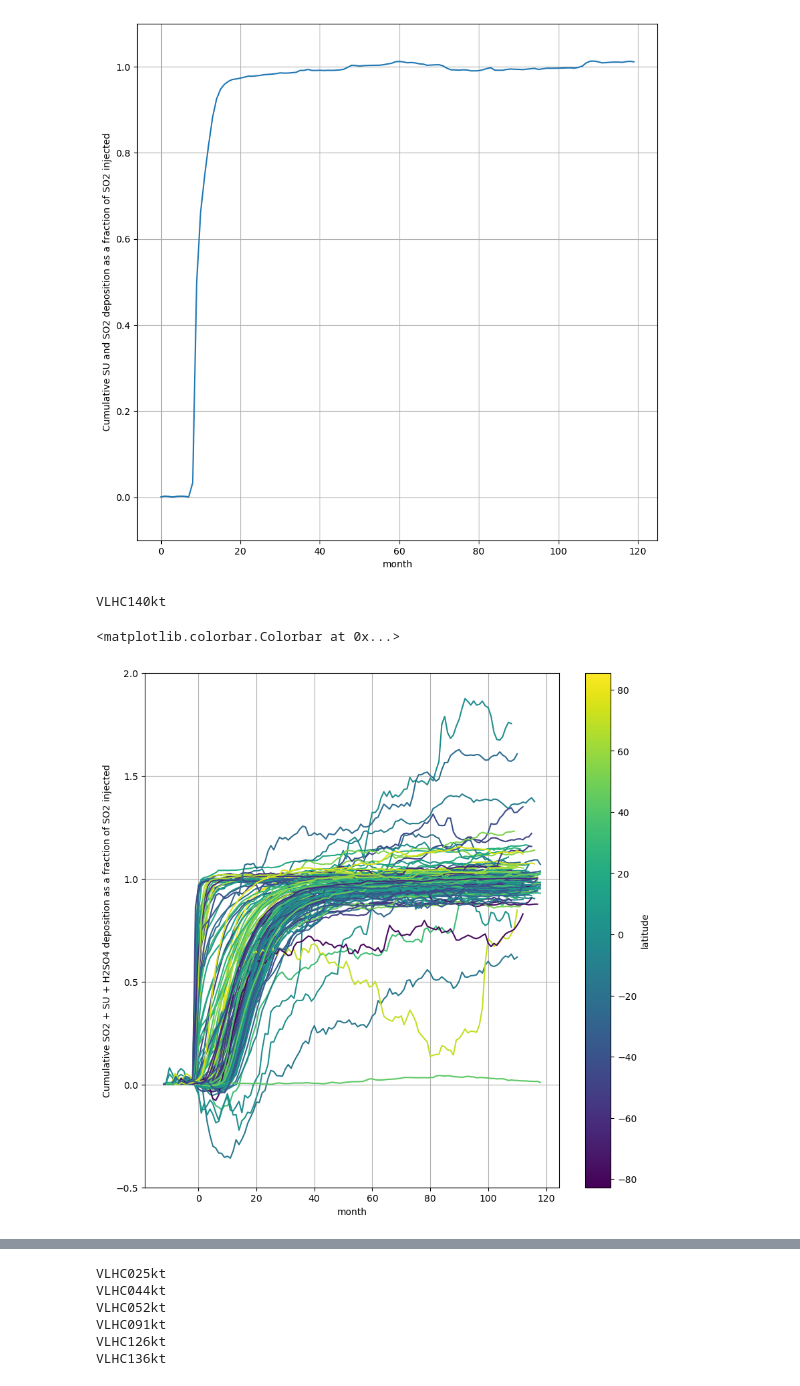
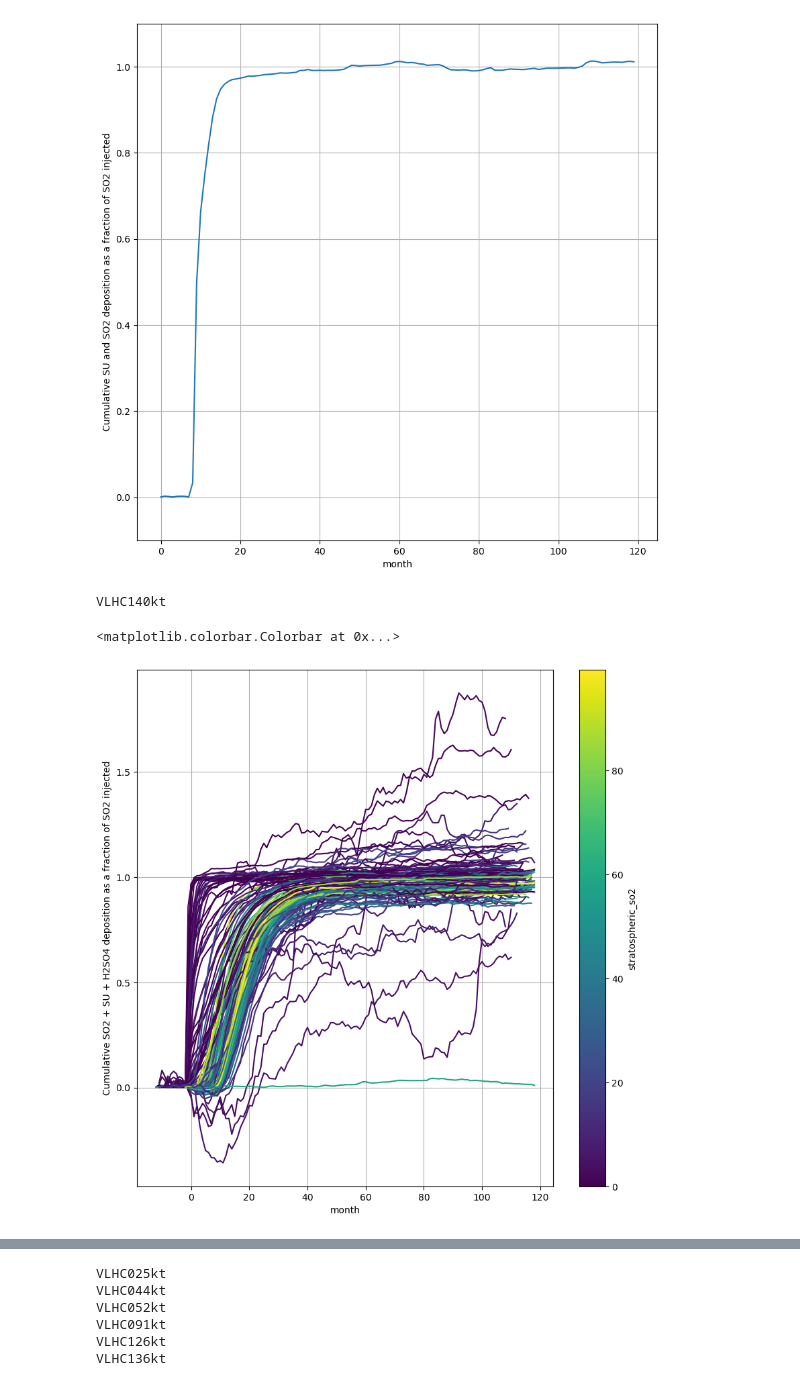
Before and after one commit to malcolmmaas/volcano, a Jupyter notebook: plotting.ipynb, the cells around one changed output, grey strips where cells are left out. Drawn from its saved outputs; the diff is of its cells as text; code cells hidden in the pictures.

```diff
--- a/plotting.ipynb
+++ b/plotting.ipynb
@@ -285,14 +315,14 @@ so2_tm_control_10yr = get_10yr_monthly_control(control['SO2_Total_Mass'][120:])
 # su_tm_control_10yr = [su_tm_control_avg]*10
 # su_tm_control_10yr = np.array(su_tm_control_10yr).flatten()
 
-import pandas as pd
-df = pd.read_csv('parameters.txt', delim_whitespace=True)
+# import pandas as pd
+# df = pd.read_csv('parameters.txt', delim_whitespace=True)
 
-su_dep_control_10yr = [su_dep_control_avg]*10
-su_dep_control_10yr = np.array(su_dep_control_10yr).flatten()
+# su_dep_control_10yr = [su_dep_control_avg]*10
+# su_dep_control_10yr = np.array(su_dep_control_10yr).flatten()
 
-so2_dep_control_10yr = [so2_dep_control_avg]*10
-so2_dep_control_10yr = np.array(so2_dep_control_10yr).flatten()
+# so2_dep_control_10yr = [so2_dep_control_avg]*10
+# so2_dep_control_10yr = np.array(so2_dep_control_10yr).flatten()
 
 run = 'VLHC012kt'
 test = netCDF4.Dataset('timeseries/'+run+'/MON.taij'+run+'.nc')
@@ -323,24 +353,25 @@ plt.grid(True)
 
 import pandas as pd
 from matplotlib.colors import ListedColormap, LinearSegmentedColormap
+import matplotlib as mpl
 
 viridis = mpl.colormaps['viridis']
-df = pd.read_csv('parameters.txt', delim_whitespace=True)
+# df = pd.read_csv('parameters.txt', delim_whitespace=True)
 
-def julian_to_month(julian_day):
-    months = [
-        (1, 31), (2, 28), (3, 31), (4, 30), (5, 31), (6, 30),
-        (7, 31), (8, 31), (9, 30), (10, 31), (11, 30), (12, 31)
-    ]
+# def julian_to_month(julian_day):
+#     months = [
+#         (1, 31), (2, 28), (3, 31), (4, 30), (5, 31), (6, 30),
+#         (7, 31), (8, 31), (9, 30), (10, 31), (11, 30), (12, 31)
+#     ]
 
-    for month, days in months:
-        if julian_day <= days:
-            return month
-        julian_day -= days
+#     for month, days in months:
+#         if julian_day <= days:
+#             return month
+#         julian_day -= days
 
-df['month'] = list(map(lambda x: julian_to_month(x), df['julday']))
+# df['month'] = list(map(lambda x: julian_to_month(x), df['julday']))
 
-colorby = 'latitude'
+colorby = 'stratospheric_so2'
 cmax = max(df[colorby])
 cmin = min(df[colorby])
 
@@ -355,33 +386,37 @@ for modelrun in range(1,141):
     test_so2_dep = sum([test[v][:] for v in so2_dep_vars])-so2_dep_control_10yr
     test_so2_dep = test_so2_dep*flux_to_tg/so2_mmass
 
     test_h2so4_dep = sum([test[v][:] for v in h2so4_dep_vars])-h2so4_dep_control_10yr
     test_h2so4_dep = test_h2so4_dep*flux_to_tg/h2so4_mmass
 
     test_dep = test_su_dep + test_so2_dep + test_h2so4_dep
 
     cum_test_dep = np.cumsum(test_dep)
     proportion = cum_test_dep/(df.loc[run]['SO2']/so2_mmass)
+#     proportion = cum_test_dep
 
 #     if df.loc[run]['SO2'] < 12:
 #         plt.plot(list(range(len(proportion)))-df.loc[run]['month'], proportion, zorder=1)
 #     else:
 #         plt.plot(list(range(len(proportion)))-df.loc[run]['month'], proportion, zorder=0, color='silver')
 
-    plt.plot(list(range(len(proportion)))-df.loc[run]['month'], proportion, color=viridis((df.loc[run][colorby]-cmin)/(cmax-cmin)))
+    plt.plot(list(range(len(proportion)))-df.loc[run]['month'], proportion, color=viridis((df.loc[run][colorby]-cmin)/(cmax-cmin)))#, zorder=int(df.loc[run][colorby]))
 
 #     if proportion[90] > 1.3 or proportion[90] < 0.7:
 #         print(run+'--')
 #     plt.plot(list(range(len(proportion)))-df.loc[run]['month'], proportion)
 
+# plt.ylabel('Cumulative SU deposition')# as a fraction of SO2 injected')
 plt.ylabel('Cumulative SO2 + SU + H2SO4 deposition as a fraction of SO2 injected')
 plt.xlabel('month')
 # plt.ylim(-.1,1.5)
-plt.ylim(-.5,2)
+# plt.ylim(-.5,2)
 plt.grid(True)
+plt.rcParams["figure.figsize"] = (10,10)
+
 sm = plt.cm.ScalarMappable(cmap=viridis, norm=mpl.colors.Normalize(vmin=cmin, vmax=cmax))
 plt.colorbar(sm, label=colorby)
 # %% [output]
 VLHC140kt
 <matplotlib.colorbar.Colorbar at 0x...>
-[figure, old version]
+[figure, new version]
```
Also changed, not shown: parts of 37 cells of this notebook.
